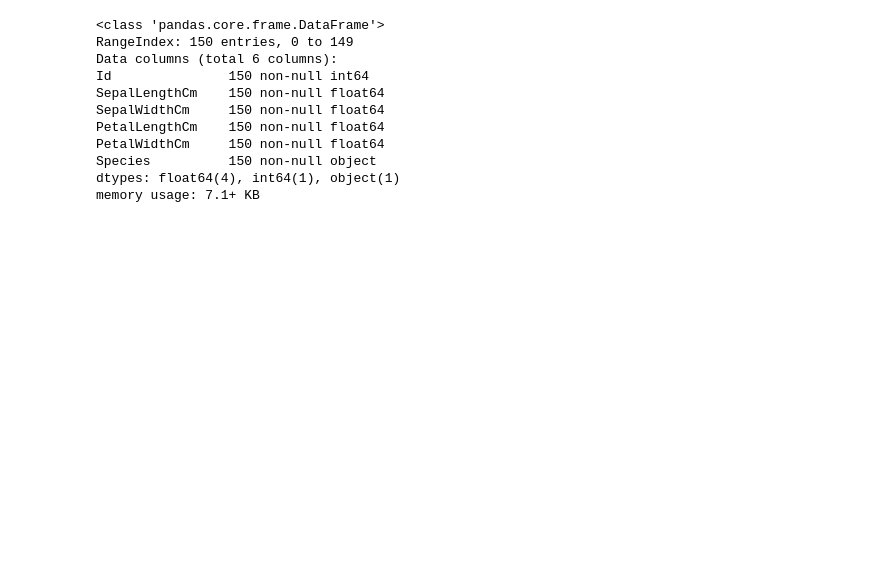
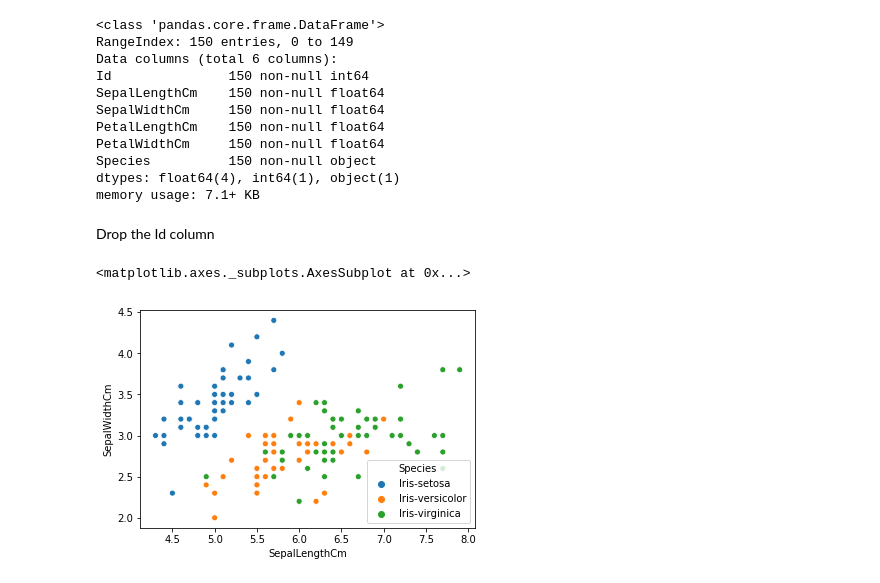
Before and after one commit to Suhail727/Data-Science-Projects, a Jupyter notebook: Iris Species/Iris.ipynb, the cells around one changed output. Saved outputs shown, nothing was run; the diff lists cells and outputs as text; code cells hidden in the pictures; blank space fills up the shorter version.

```diff
--- a/Iris Species/Iris.ipynb
+++ b/Iris Species/Iris.ipynb
@@ -29,3 +41,13 @@ PetalWidthCm     150 non-null float64
 Species          150 non-null object
 dtypes: float64(4), int64(1), object(1)
 memory usage: 7.1+ KB
+# %% [markdown]
+Drop the Id column
+# %%
+iris.drop('Id',axis=1,inplace=True)
+# %%
+# Sepal Length vs Width
+sns.scatterplot(x="SepalLengthCm", y="SepalWidthCm", hue="Species",data=iris)
+# %% [output]
+<matplotlib.axes._subplots.AxesSubplot at 0x...>
+[figure, added]
```
Also changed, not shown: parts of 14 cells of this notebook.
